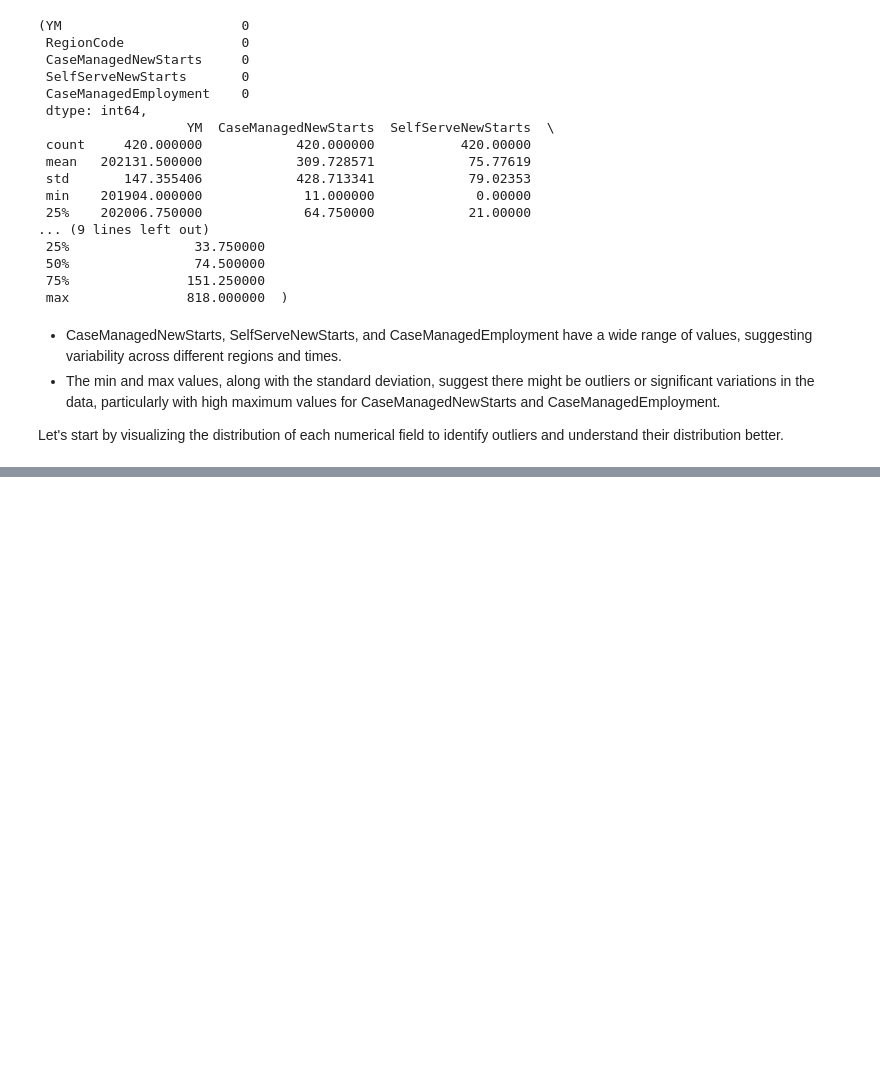
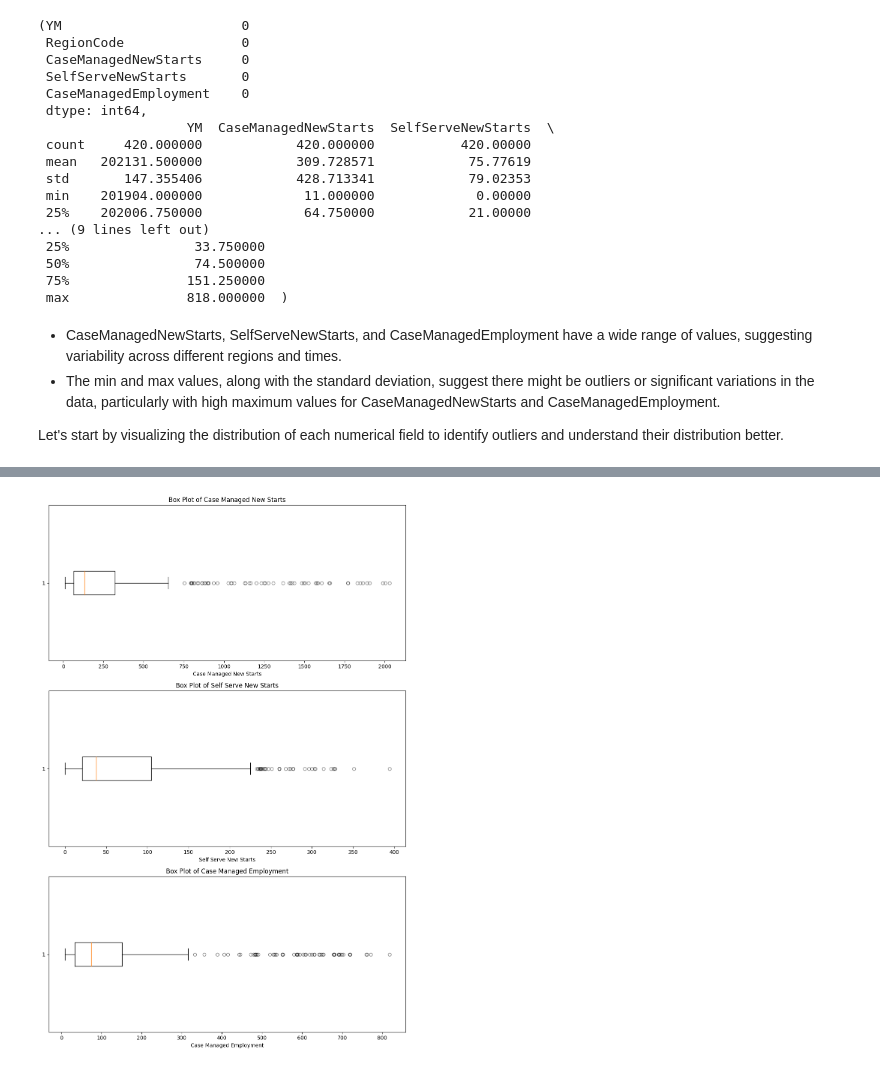
Before and after one commit to fahimalamabir/datatuneanalytics, a Jupyter notebook: WorkBC_Employment_Services_by_Region.ipynb, the cells around one changed output, grey strips where cells are left out. Cells and saved outputs as stored; diff of their text form; code cells hidden in the pictures; blank space fills up the shorter version.

Commit message:
Fixed plots using Colab

```diff
--- a/WorkBC_Employment_Services_by_Region.ipynb
+++ b/WorkBC_Employment_Services_by_Region.ipynb
@@ -165,0 +180,21 @@ plt.show()
+# %%
+# Creating box plots to visualize the distribution of each key metric
+fig, ax = plt.subplots(3, 1, figsize=(10, 15))
+
+# Plotting each metric
+ax[0].boxplot(data['CaseManagedNewStarts'], vert=False, flierprops=dict(marker='o', color='red', alpha=0.5))
+ax[0].set_title('Box Plot of Case Managed New Starts')
+ax[0].set_xlabel('Case Managed New Starts')
+
+ax[1].boxplot(data['SelfServeNewStarts'], vert=False, flierprops=dict(marker='o', color='red', alpha=0.5))
+ax[1].set_title('Box Plot of Self Serve New Starts')
+ax[1].set_xlabel('Self Serve New Starts')
+
+ax[2].boxplot(data['CaseManagedEmployment'], vert=False, flierprops=dict(marker='o', color='red', alpha=0.5))
+ax[2].set_title('Box Plot of Case Managed Employment')
+ax[2].set_xlabel('Case Managed Employment')
+
+plt.tight_layout()
+plt.show()
+# %% [output]
+[figure, added]
```
Also changed, not shown: parts of 4 cells of this notebook.
